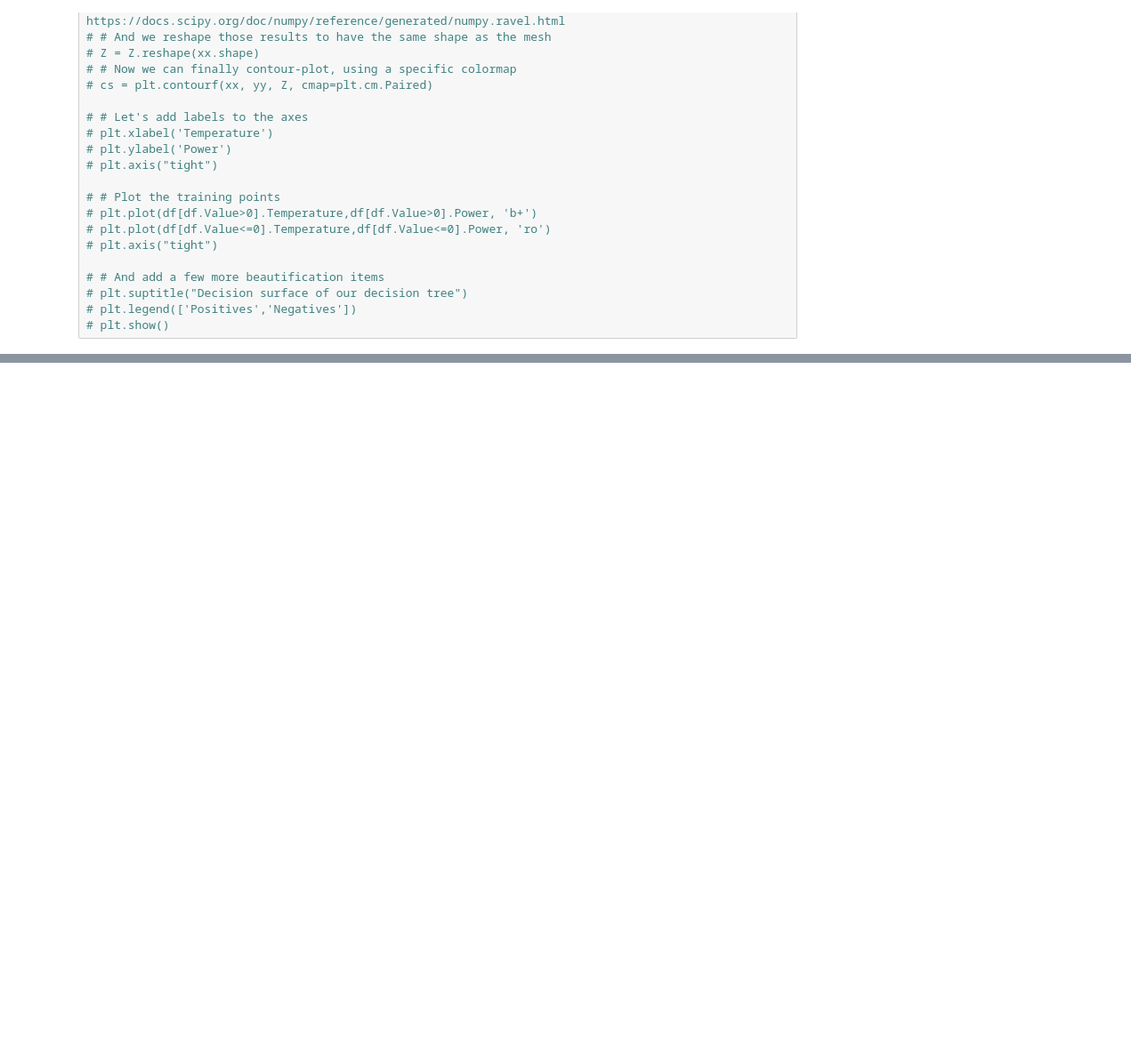
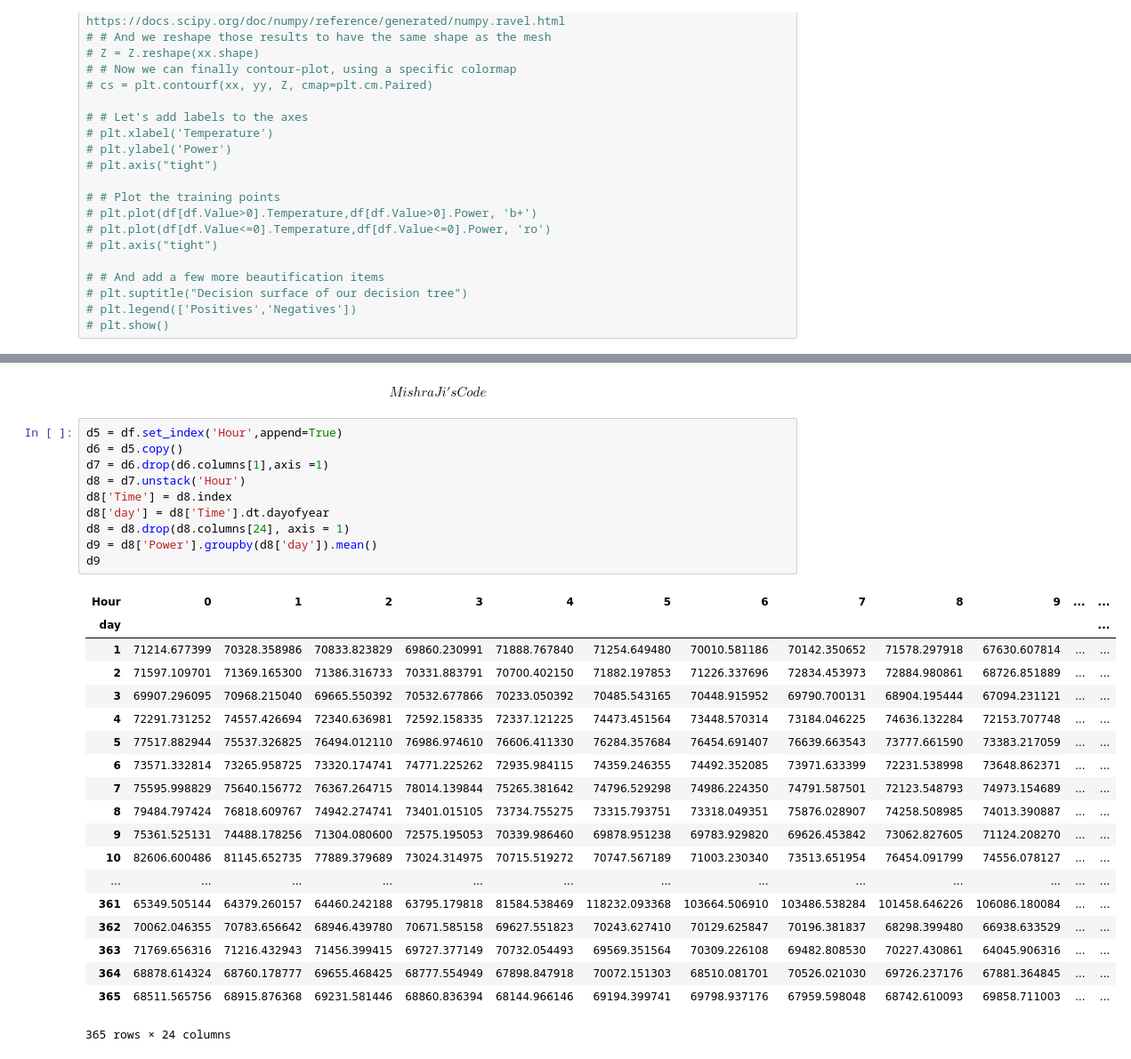
Before and after one commit to RaafeK/Project, a Jupyter notebook: Project_RSR.ipynb, the cells around one changed output, grey strips where cells are left out. Shown: that part at 89% size. Saved outputs shown, nothing was run; the diff lists cells and outputs as text; blank space fills up the shorter version.

```diff
--- a/Project_RSR.ipynb
+++ b/Project_RSR.ipynb
@@ -107,0 +105,32 @@ TypeError: predict() missing 1 required positional argument: 'X'
+# %% [markdown]
+$$Mishra Ji's Code$$
+# %%
+d5 = df.set_index('Hour',append=True)
+d6 = d5.copy()
+d7 = d6.drop(d6.columns[1],axis =1)
+d8 = d7.unstack('Hour')
+d8['Time'] = d8.index
+d8['day'] = d8['Time'].dt.dayofyear
+d8 = d8.drop(d8.columns[24], axis = 1)
+d9 = d8['Power'].groupby(d8['day']).mean()
+d9
+# %% [output]
+| Hour | 0 | 1 | 2 | 3 | 4 | 5 | 6 | 7 | 8 | 9 | ... | ... |
+| day |  |  |  |  |  |  |  |  |  |  |  | ... |
+| 1 | 71214.677399 | 70328.358986 | 70833.823829 | 69860.230991 | 71888.767840 | 71254.649480 | 70010.581186 | 70142.350652 | 71578.297918 | 67630.607814 | ... | ... |
+| 2 | 71597.109701 | 71369.165300 | 71386.316733 | 70331.883791 | 70700.402150 | 71882.197853 | 71226.337696 | 72834.453973 | 72884.980861 | 68726.851889 | ... | ... |
+| 3 | 69907.296095 | 70968.215040 | 69665.550392 | 70532.677866 | 70233.050392 | 70485.543165 | 70448.915952 | 69790.700131 | 68904.195444 | 67094.231121 | ... | ... |
+| 4 | 72291.731252 | 74557.426694 | 72340.636981 | 72592.158335 | 72337.121225 | 74473.451564 | 73448.570314 | 73184.046225 | 74636.132284 | 72153.707748 | ... | ... |
+| 5 | 77517.882944 | 75537.326825 | 76494.012110 | 76986.974610 | 76606.411330 | 76284.357684 | 76454.691407 | 76639.663543 | 73777.661590 | 73383.217059 | ... | ... |
+| 6 | 73571.332814 | 73265.958725 | 73320.174741 | 74771.225262 | 72935.984115 | 74359.246355 | 74492.352085 | 73971.633399 | 72231.538998 | 73648.862371 | ... | ... |
+| 7 | 75595.998829 | 75640.156772 | 76367.264715 | 78014.139844 | 75265.381642 | 74796.529298 | 74986.224350 | 74791.587501 | 72123.548793 | 74973.154689 | ... | ... |
+| 8 | 79484.797424 | 76818.609767 | 74942.274741 | 73401.015105 | 73734.755275 | 73315.793751 | 73318.049351 | 75876.028907 | 74258.508985 | 74013.390887 | ... | ... |
+| 9 | 75361.525131 | 74488.178256 | 71304.080600 | 72575.195053 | 70339.986460 | 69878.951238 | 69783.929820 | 69626.453842 | 73062.827605 | 71124.208270 | ... | ... |
+| 10 | 82606.600486 | 81145.652735 | 77889.379689 | 73024.314975 | 70715.519272 | 70747.567189 | 71003.230340 | 73513.651954 | 76454.091799 | 74556.078127 | ... | ... |
+| ... | ... | ... | ... | ... | ... | ... | ... | ... | ... | ... | ... | ... |
+| 361 | 65349.505144 | 64379.260157 | 64460.242188 | 63795.179818 | 81584.538469 | 118232.093368 | 103664.506910 | 103486.538284 | 101458.646226 | 106086.180084 | ... | ... |
+| 362 | 70062.046355 | 70783.656642 | 68946.439780 | 70671.585158 | 69627.551823 | 70243.627410 | 70129.625847 | 70196.381837 | 68298.399480 | 66938.633529 | ... | ... |
+| 363 | 71769.656316 | 71216.432943 | 71456.399415 | 69727.377149 | 70732.054493 | 69569.351564 | 70309.226108 | 69482.808530 | 70227.430861 | 64045.906316 | ... | ... |
+| 364 | 68878.614324 | 68760.178777 | 69655.468425 | 68777.554949 | 67898.847918 | 70072.151303 | 68510.081701 | 70526.021030 | 69726.237176 | 67881.364845 | ... | ... |
+| 365 | 68511.565756 | 68915.876368 | 69231.581446 | 68860.836394 | 68144.966146 | 69194.399741 | 69798.937176 | 67959.598048 | 68742.610093 | 69858.711003 | ... | ... |
+365 rows × 24 columns
```
Also changed, not shown: parts of 5 cells of this notebook.
